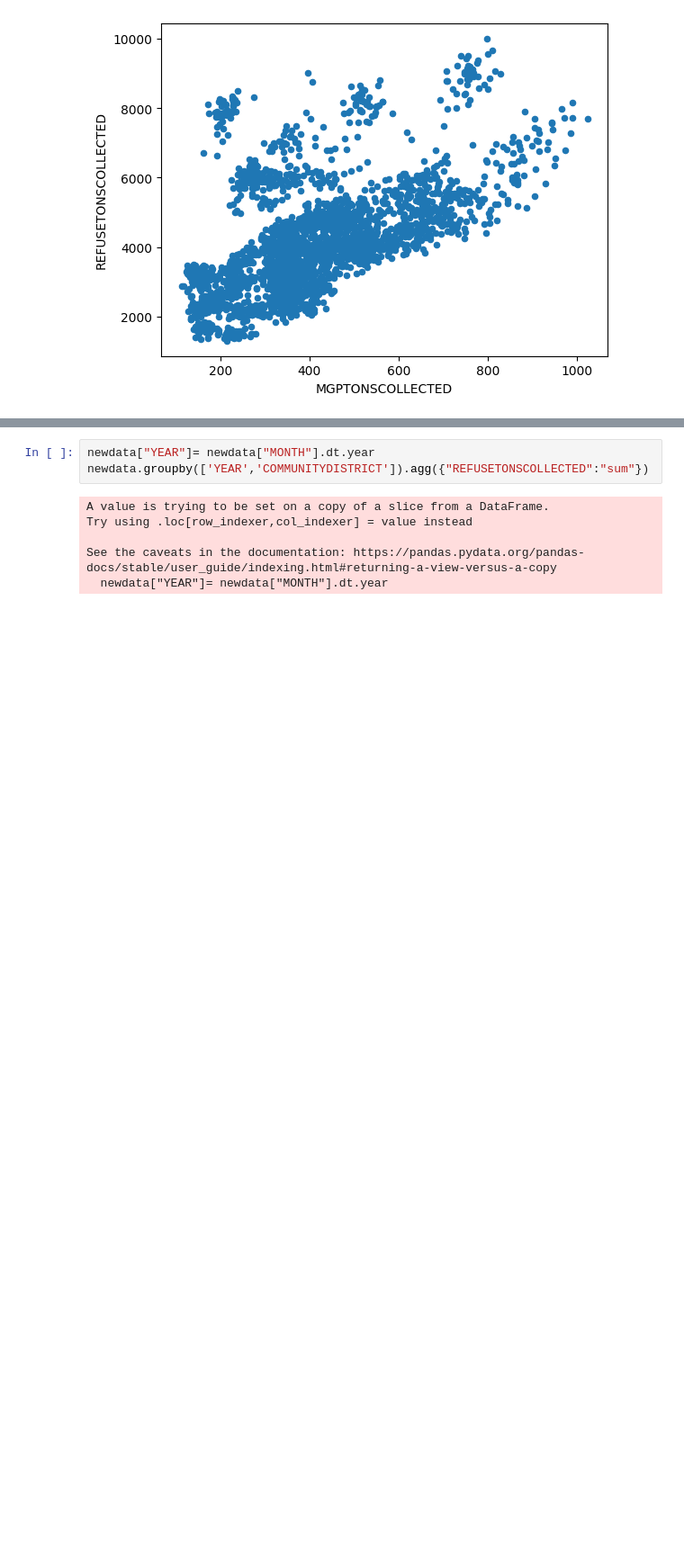
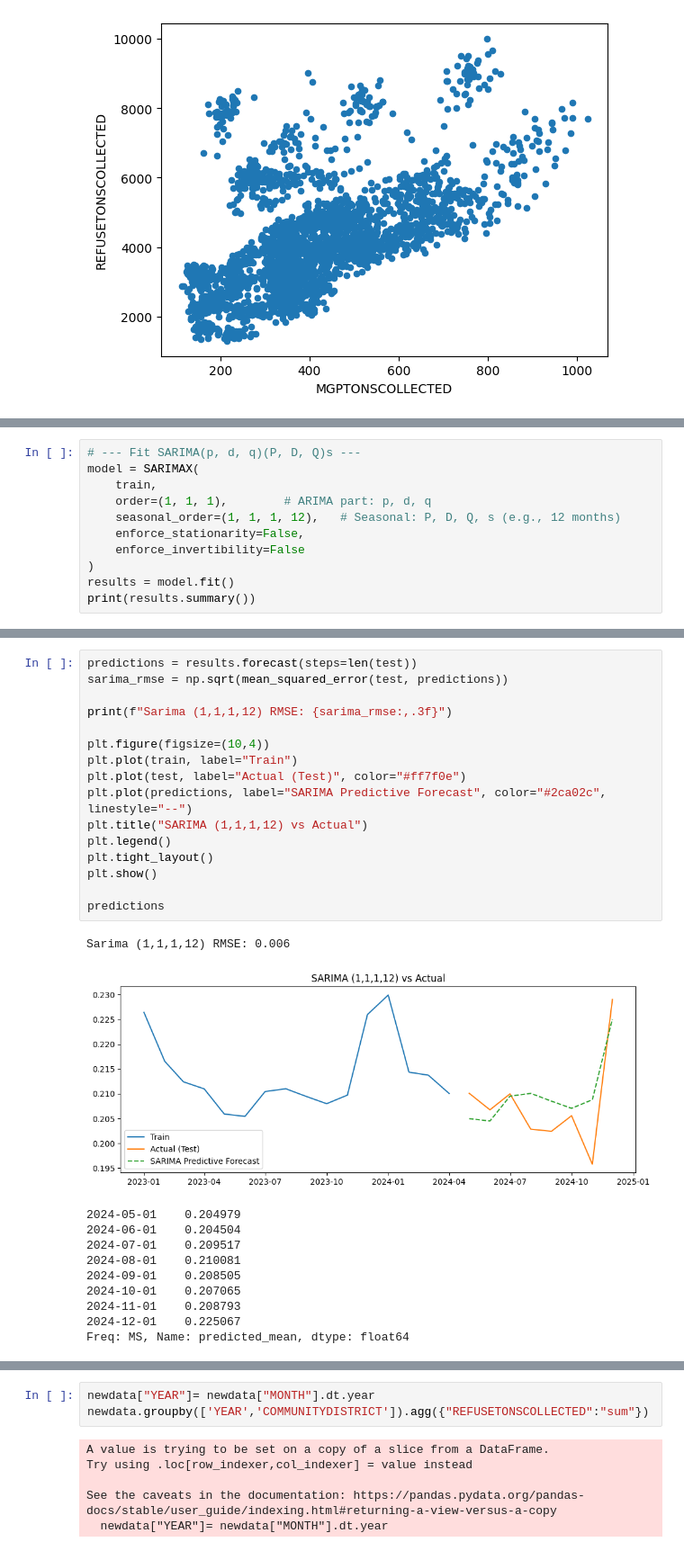
Before and after one commit to Commit-Thomas/DSNY_Analysis, a Jupyter notebook: notebooks/01_eda.ipynb, the cells around one changed output, grey strips where cells are left out. Shown at 90% size. Drawn from its saved outputs; the diff is of its cells as text; blank space fills up the shorter version.

```diff
--- a/notebooks/01_eda.ipynb
+++ b/notebooks/01_eda.ipynb
@@ -101,0 +205,11 @@ See the caveats in the documentation: https://pandas.pydata.org/pandas-docs/stab
+# %%
+# --- Fit SARIMA(p, d, q)(P, D, Q)s ---
+model = SARIMAX(
+    train,
+    order=(1, 1, 1),        # ARIMA part: p, d, q
+    seasonal_order=(1, 1, 1, 12),   # Seasonal: P, D, Q, s (e.g., 12 months)
+    enforce_stationarity=False,
+    enforce_invertibility=False
+)
+results = model.fit()
+print(results.summary())
@@ -101,0 +234,28 @@ See the caveats in the documentation: https://pandas.pydata.org/pandas-docs/stab
+# %%
+predictions = results.forecast(steps=len(test))
+sarima_rmse = np.sqrt(mean_squared_error(test, predictions))
+
+print(f"Sarima (1,1,1,12) RMSE: {sarima_rmse:,.3f}")
+
+plt.figure(figsize=(10,4))
+plt.plot(train, label="Train")
+plt.plot(test, label="Actual (Test)", color="#ff7f0e")
+plt.plot(predictions, label="SARIMA Predictive Forecast", color="#2ca02c", linestyle="--")
+plt.title("SARIMA (1,1,1,12) vs Actual")
+plt.legend()
+plt.tight_layout()
+plt.show()
+
+predictions
+# %% [output]
+Sarima (1,1,1,12) RMSE: 0.006
+[figure, added]
+2024-05-01    0.204979
+2024-06-01    0.204504
+2024-07-01    0.209517
+2024-08-01    0.210081
+2024-09-01    0.208505
+2024-10-01    0.207065
+2024-11-01    0.208793
+2024-12-01    0.225067
+Freq: MS, Name: predicted_mean, dtype: float64
```
Also changed, not shown: parts of 18 cells of this notebook.
